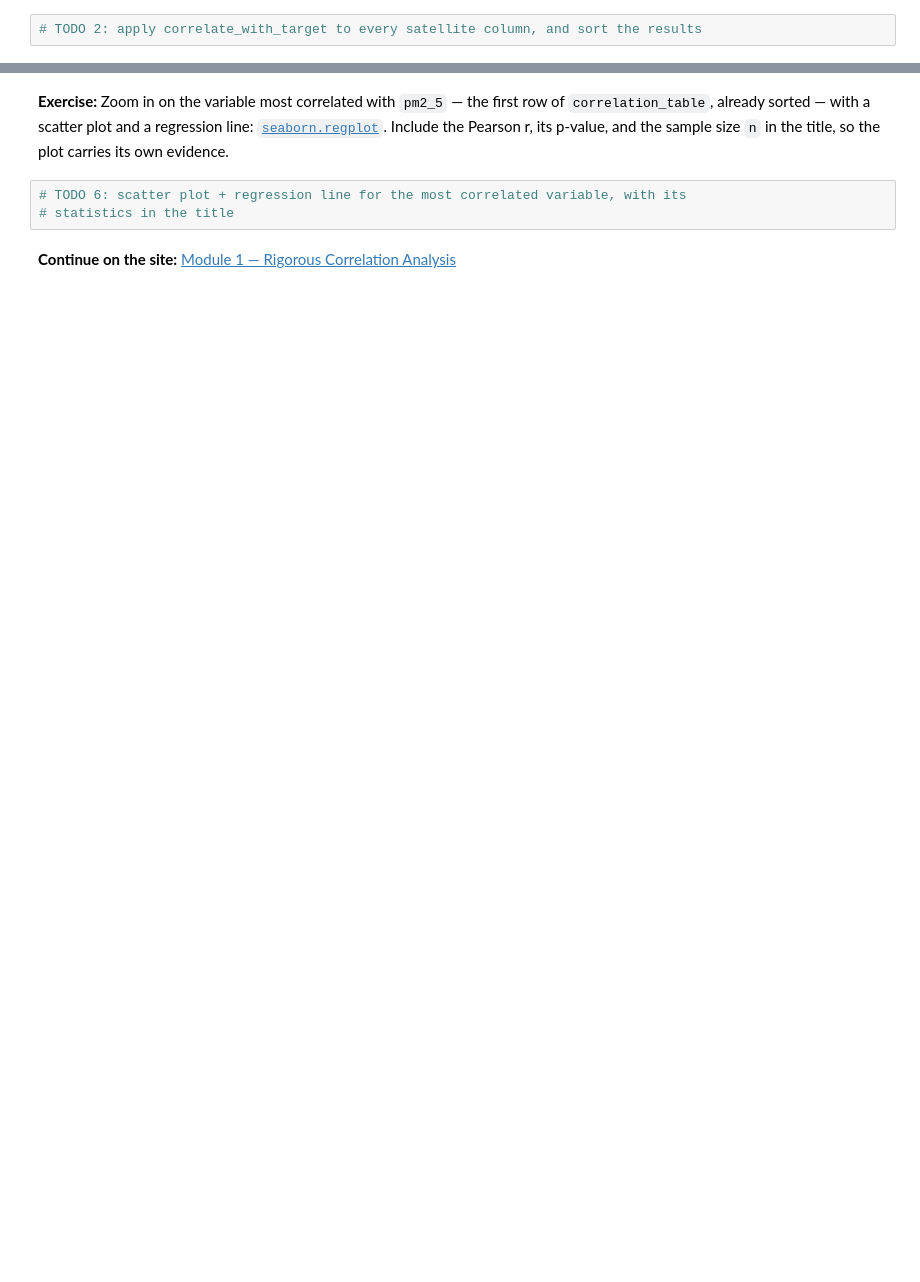
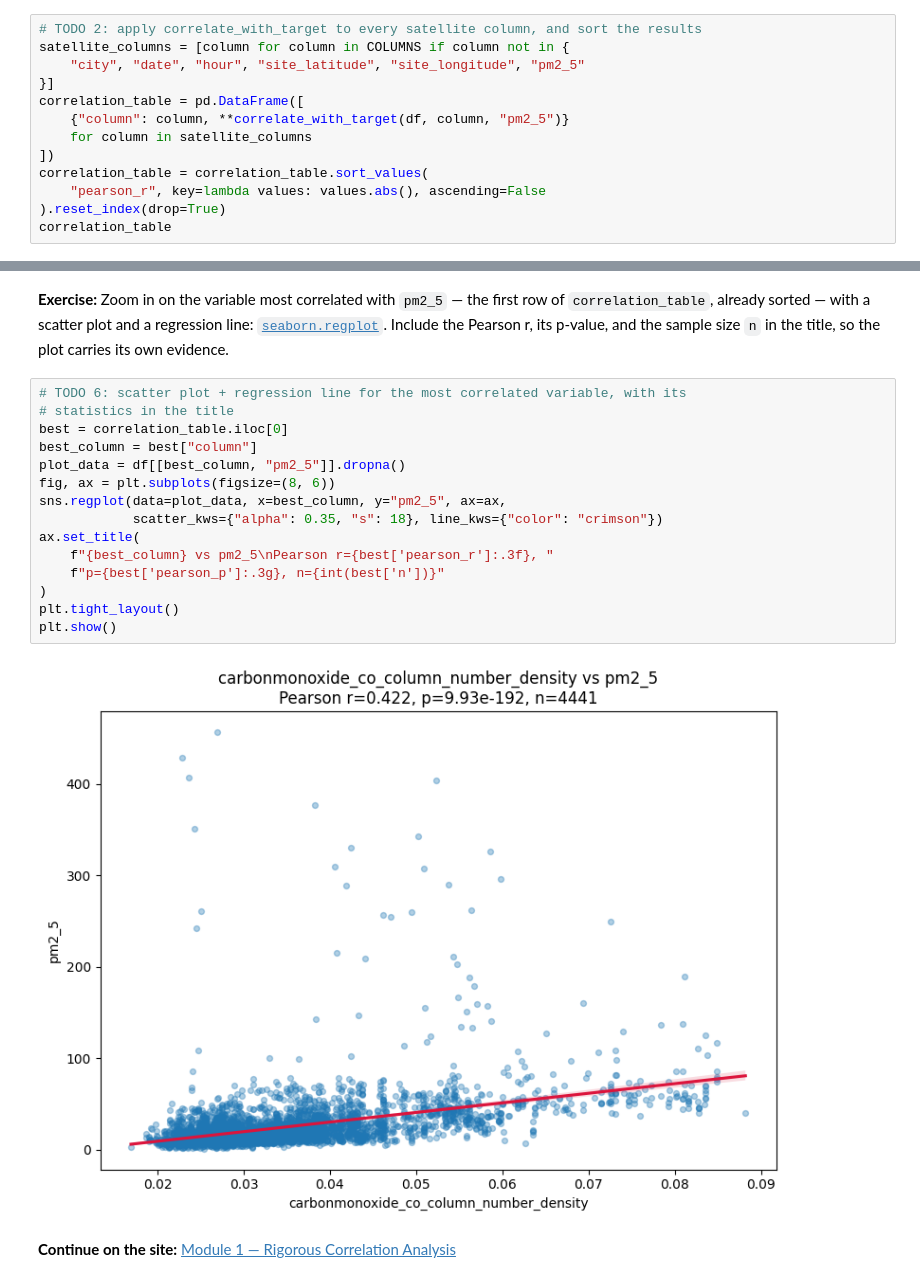
Before and after one commit to AlexisClaude/air_quality, a Jupyter notebook: notebooks/session3/01_correlation_analysis.ipynb, the cells around one changed output, grey strips where cells are left out. Saved outputs shown, nothing was run; the diff lists cells and outputs as text; blank space fills up the shorter version.

```diff
--- a/notebooks/session3/01_correlation_analysis.ipynb
+++ b/notebooks/session3/01_correlation_analysis.ipynb
@@ -68,3 +74,14 @@ def correlate_with_target(df, column, target_col):
 **Exercise:** Apply `correlate_with_target` to every satellite column against `pm2_5`, collect the results in a DataFrame, and sort it by the strength of the Pearson correlation (largest absolute value first).
 # %%
 # TODO 2: apply correlate_with_target to every satellite column, and sort the results
+satellite_columns = [column for column in COLUMNS if column not in {
+    "city", "date", "hour", "site_latitude", "site_longitude", "pm2_5"
+}]
+correlation_table = pd.DataFrame([
+    {"column": column, **correlate_with_target(df, column, "pm2_5")}
+    for column in satellite_columns
+])
+correlation_table = correlation_table.sort_values(
+    "pearson_r", key=lambda values: values.abs(), ascending=False
+).reset_index(drop=True)
+correlation_table
@@ -108,5 +153,19 @@ def pairwise_correlation_matrices(df, columns):
 # %%
 # TODO 6: scatter plot + regression line for the most correlated variable, with its
 # statistics in the title
+best = correlation_table.iloc[0]
+best_column = best["column"]
+plot_data = df[[best_column, "pm2_5"]].dropna()
+fig, ax = plt.subplots(figsize=(8, 6))
+sns.regplot(data=plot_data, x=best_column, y="pm2_5", ax=ax,
+            scatter_kws={"alpha": 0.35, "s": 18}, line_kws={"color": "crimson"})
+ax.set_title(
+    f"{best_column} vs pm2_5\nPearson r={best['pearson_r']:.3f}, "
+    f"p={best['pearson_p']:.3g}, n={int(best['n'])}"
+)
+plt.tight_layout()
+plt.show()
+# %% [output]
+[figure, added]
 # %% [markdown]
 **Continue on the site:** [Module 1 — Rigorous Correlation Analysis](https://hub.imt-atlantique.fr/datascience-toolkit/session3/practical_1/)
```
Also changed, not shown: parts of 6 cells of this notebook.
